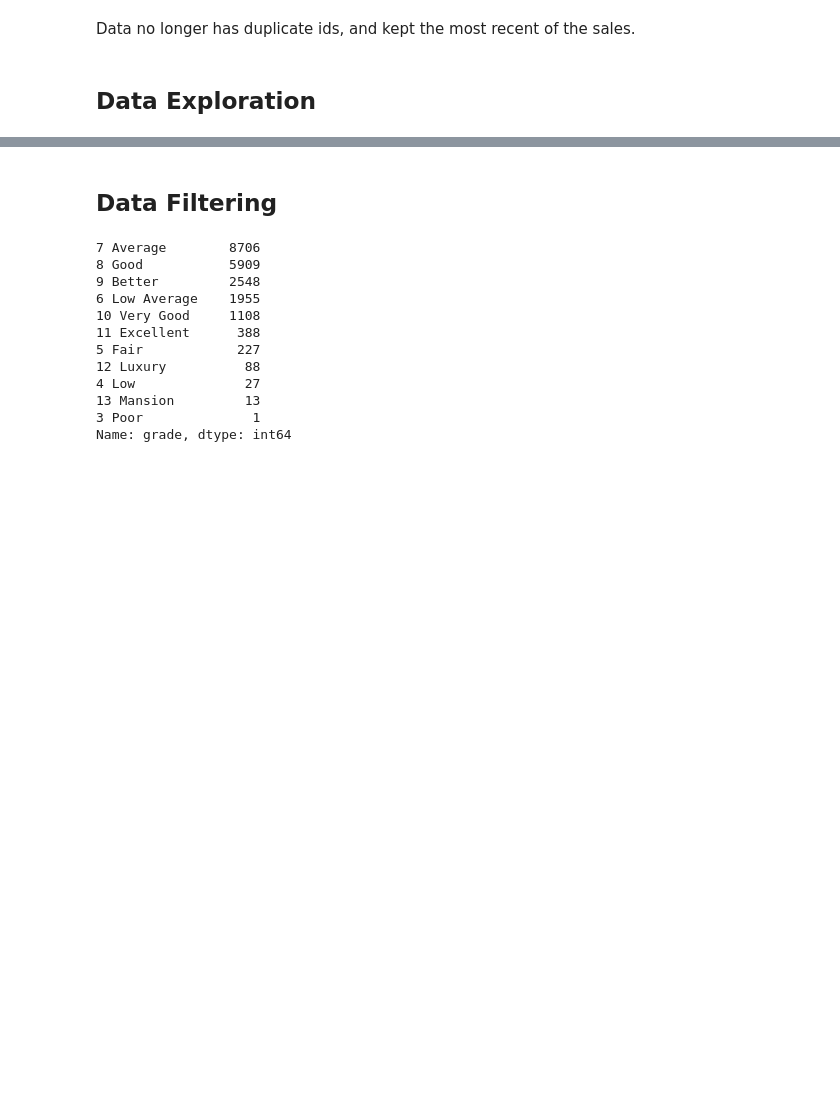
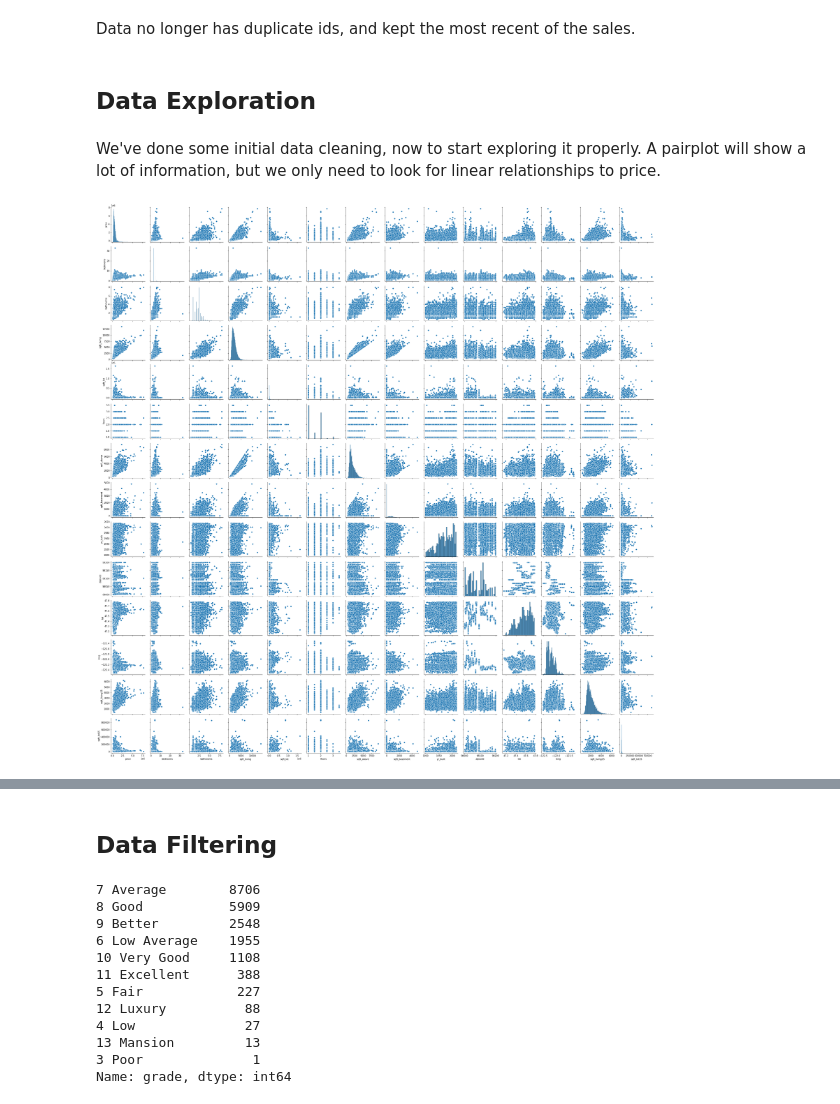
Before and after one commit to pjlannoo/Housing-Data-Project, a Jupyter notebook: FinalNotebook.ipynb, the cells around one changed output, grey strips where cells are left out. Drawn from its saved outputs; the diff is of its cells as text; code cells hidden in the pictures; blank space fills up the shorter version.

```diff
--- a/FinalNotebook.ipynb
+++ b/FinalNotebook.ipynb
@@ -335,3 +411,9 @@ Name: id, Length: 20970, dtype: int64
 Data no longer has duplicate ids, and kept the most recent of the sales.
 # %% [markdown]
 ## Data Exploration
+# %% [markdown]
+We've done some initial data cleaning, now to start exploring it properly. A pairplot will show a lot of information, but we only need to look for linear relationships to price.
+# %%
+sns.pairplot(data=df.drop(columns=['id','date']));
+# %% [output]
+[figure, added]
```
Also changed, not shown: parts of 65 cells of this notebook, 2 other files.
